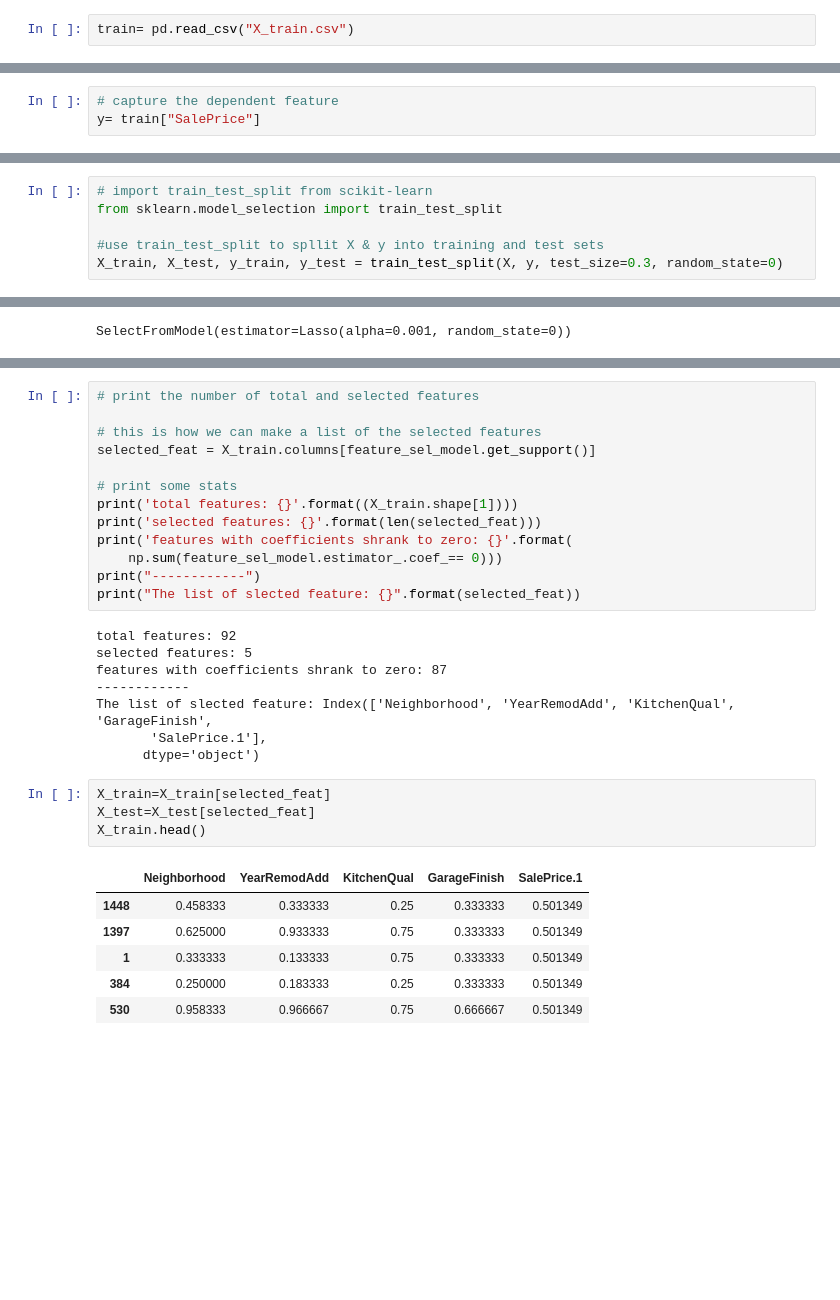
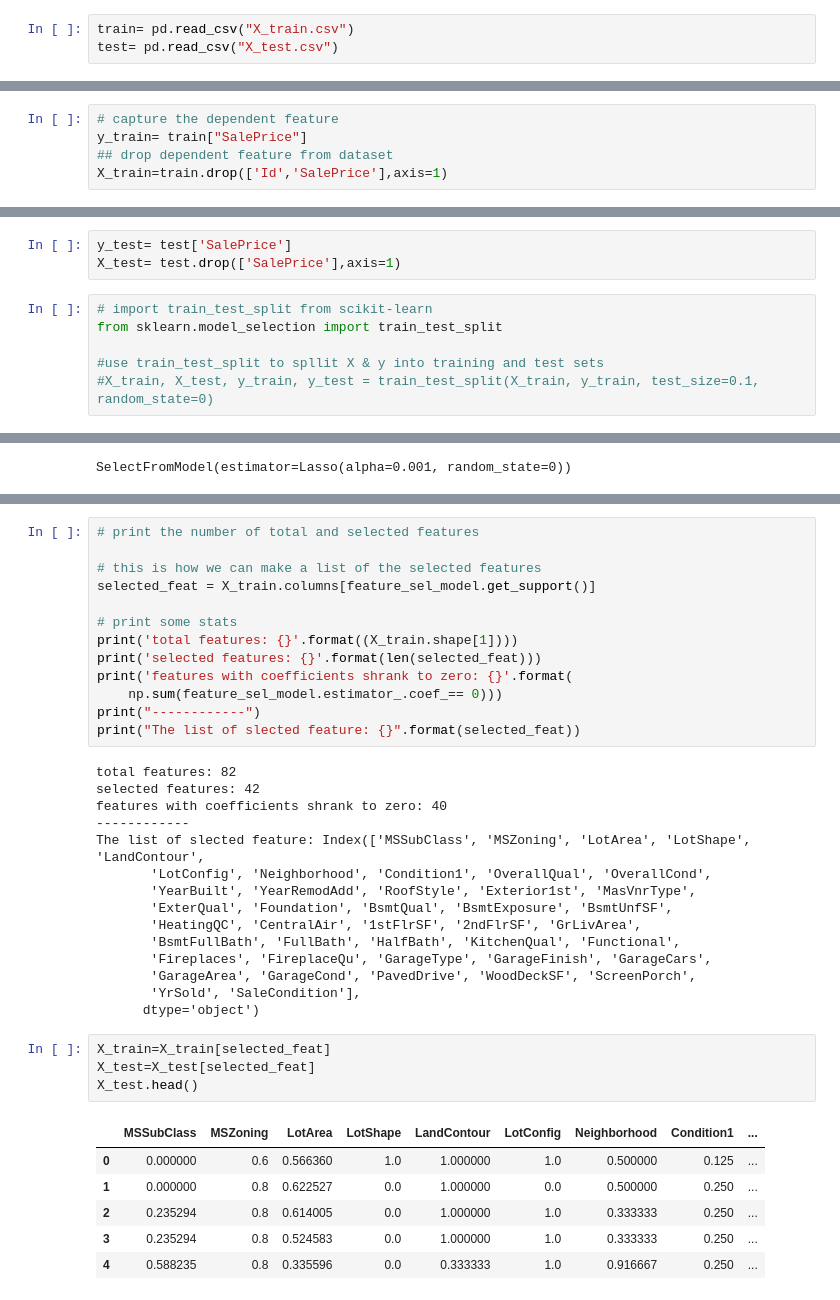
Before and after one commit to Elhassan7/house-prices-advanced-regression-techniques, a Jupyter notebook: HousePrice Feature Selection and Buid Model.ipynb, the cells around one changed output, grey strips where cells are left out. Saved outputs shown, nothing was run; the diff lists cells and outputs as text; blank space fills up the shorter version.

```diff
--- a/HousePrice Feature Selection and Buid Model.ipynb
+++ b/HousePrice Feature Selection and Buid Model.ipynb
@@ -18,3 +18,4 @@ from sklearn.feature_selection import SelectFromModel
 pd.pandas.set_option('display.max_columns', None)
 # %%
 train= pd.read_csv("X_train.csv")
+test= pd.read_csv("X_test.csv")
@@ -30,3 +46,5 @@ train.head()
 # %%
 # capture the dependent feature
-y= train["SalePrice"]
+y_train= train["SalePrice"]
+## drop dependent feature from dataset
+X_train=train.drop(['Id','SalePrice'],axis=1)
@@ -36,9 +51,12 @@ X=train.drop(['Id','SalePrice'],axis=1)
+# %%
+y_test= test['SalePrice']
+X_test= test.drop(['SalePrice'],axis=1)
 # %%
 # import train_test_split from scikit-learn
 from sklearn.model_selection import train_test_split
 
 #use train_test_split to spllit X & y into training and test sets
-X_train, X_test, y_train, y_test = train_test_split(X, y, test_size=0.3, random_state=0)
+#X_train, X_test, y_train, y_test = train_test_split(X_train, y_train, test_size=0.1, random_state=0)
 # %% [markdown]
 ### Apply Feature Selection
 # %%
@@ -81,21 +98,28 @@ print('features with coefficients shrank to zero: {}'.format(
 print("------------")
 print("The list of slected feature: {}".format(selected_feat))
 # %% [output]
-total features: 92
-selected features: 5
-features with coefficients shrank to zero: 87
+total features: 82
+selected features: 42
+features with coefficients shrank to zero: 40
 ------------
-The list of slected feature: Index(['Neighborhood', 'YearRemodAdd', 'KitchenQual', 'GarageFinish',
-       'SalePrice.1'],
+The list of slected feature: Index(['MSSubClass', 'MSZoning', 'LotArea', 'LotShape', 'LandContour',
+       'LotConfig', 'Neighborhood', 'Condition1', 'OverallQual', 'OverallCond',
+       'YearBuilt', 'YearRemodAdd', 'RoofStyle', 'Exterior1st', 'MasVnrType',
+       'ExterQual', 'Foundation', 'BsmtQual', 'BsmtExposure', 'BsmtUnfSF',
+       'HeatingQC', 'CentralAir', '1stFlrSF', '2ndFlrSF', 'GrLivArea',
+       'BsmtFullBath', 'FullBath', 'HalfBath', 'KitchenQual', 'Functional',
+       'Fireplaces', 'FireplaceQu', 'GarageType', 'GarageFinish', 'GarageCars',
+       'GarageArea', 'GarageCond', 'PavedDrive', 'WoodDeckSF', 'ScreenPorch',
+       'YrSold', 'SaleCondition'],
       dtype='object')
 # %%
 X_train=X_train[selected_feat]
 X_test=X_test[selected_feat]
-X_train.head()
+X_test.head()
 # %% [output]
-|  | Neighborhood | YearRemodAdd | KitchenQual | GarageFinish | SalePrice.1 |
-| 1448 | 0.458333 | 0.333333 | 0.25 | 0.333333 | 0.501349 |
-| 1397 | 0.625000 | 0.933333 | 0.75 | 0.333333 | 0.501349 |
-| 1 | 0.333333 | 0.133333 | 0.75 | 0.333333 | 0.501349 |
-| 384 | 0.250000 | 0.183333 | 0.25 | 0.333333 | 0.501349 |
-| 530 | 0.958333 | 0.966667 | 0.75 | 0.666667 | 0.501349 |
+|  | MSSubClass | MSZoning | LotArea | LotShape | LandContour | LotConfig | Neighborhood | Condition1 | ... |
+| 0 | 0.000000 | 0.6 | 0.566360 | 1.0 | 1.000000 | 1.0 | 0.500000 | 0.125 | ... |
+| 1 | 0.000000 | 0.8 | 0.622527 | 0.0 | 1.000000 | 0.0 | 0.500000 | 0.250 | ... |
+| 2 | 0.235294 | 0.8 | 0.614005 | 0.0 | 1.000000 | 1.0 | 0.333333 | 0.250 | ... |
+| 3 | 0.235294 | 0.8 | 0.524583 | 0.0 | 1.000000 | 1.0 | 0.333333 | 0.250 | ... |
+| 4 | 0.588235 | 0.8 | 0.335596 | 0.0 | 0.333333 | 1.0 | 0.916667 | 0.250 | ... |
```
Also changed, not shown: parts of 15 cells of this notebook, 7 other files.
